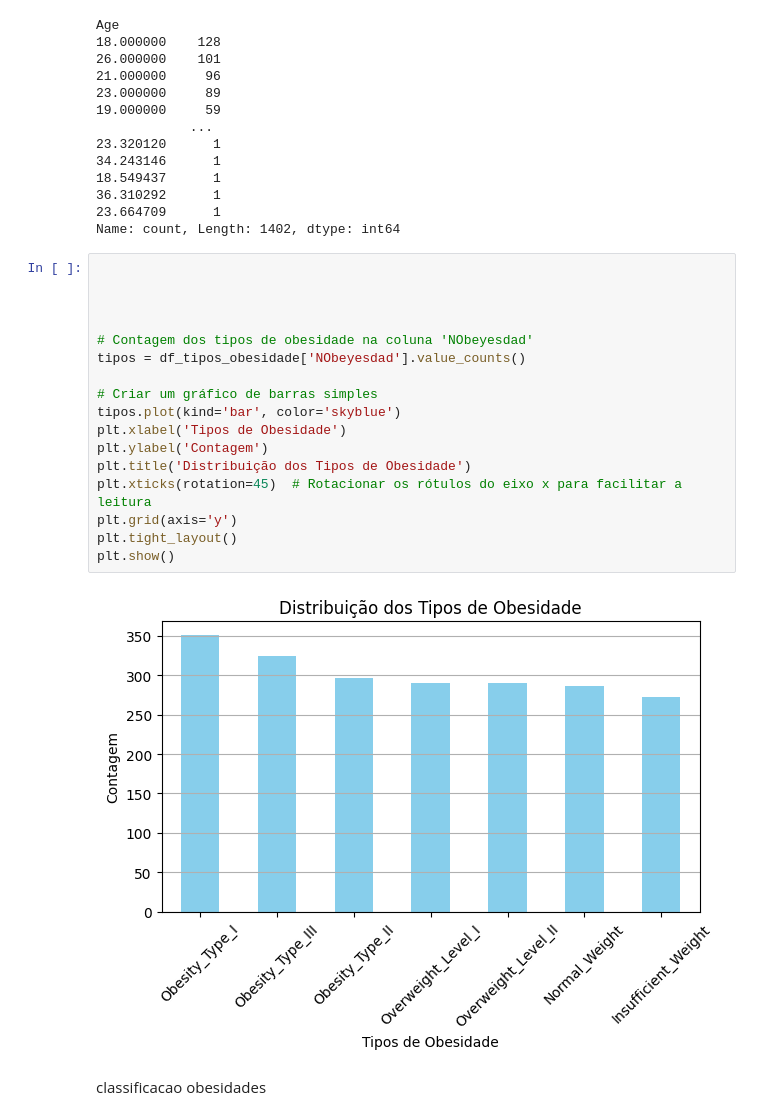
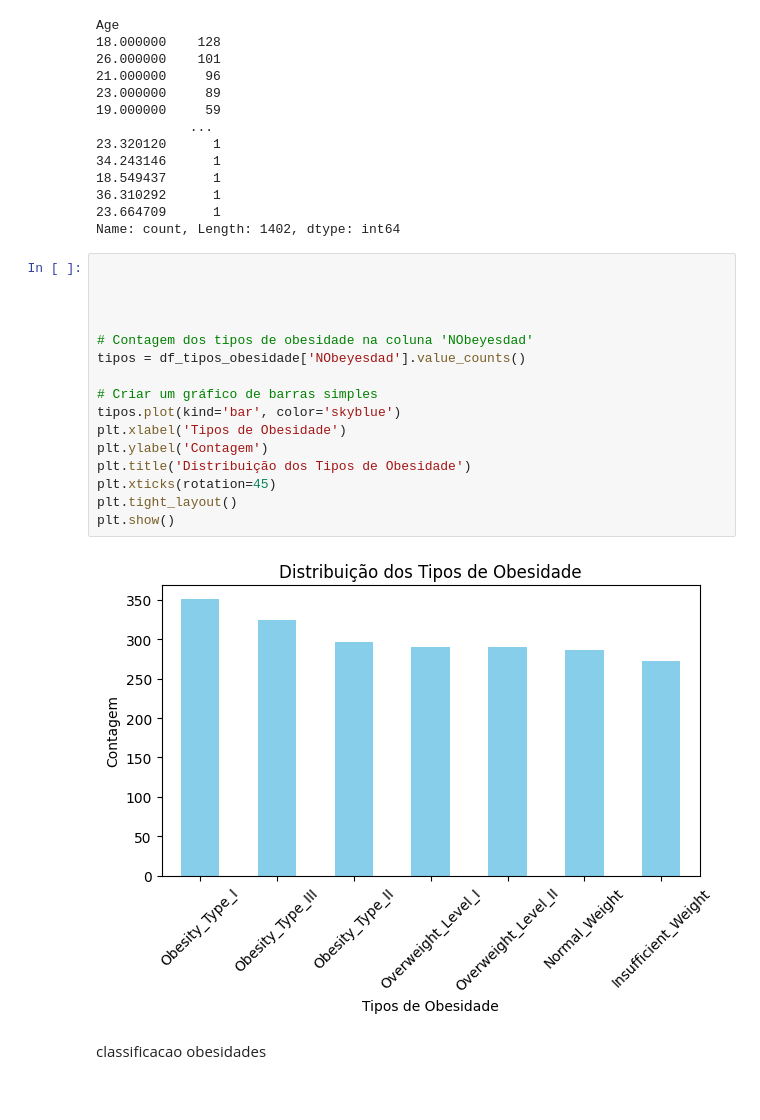
Before and after one commit to Marciatkm/projeto_final, a Jupyter notebook: estrutura-projeto/analise-exploratoria/analise-marcinha.ipynb, the cells around one changed output. Saved outputs shown, nothing was run; the diff lists cells and outputs as text.

```diff
--- a/estrutura-projeto/analise-exploratoria/analise-marcinha.ipynb
+++ b/estrutura-projeto/analise-exploratoria/analise-marcinha.ipynb
@@ -291,22 +291,21 @@ Name: count, Length: 1402, dtype: int64
 # %%
 
 
 
 
 # Contagem dos tipos de obesidade na coluna 'NObeyesdad'
 tipos = df_tipos_obesidade['NObeyesdad'].value_counts()
 
 # Criar um gráfico de barras simples
 tipos.plot(kind='bar', color='skyblue')
 plt.xlabel('Tipos de Obesidade')
 plt.ylabel('Contagem')
 plt.title('Distribuição dos Tipos de Obesidade')
-plt.xticks(rotation=45)  # Rotacionar os rótulos do eixo x para facilitar a leitura
-plt.grid(axis='y')
+plt.xticks(rotation=45)
 plt.tight_layout()
 plt.show()
 # %% [output]
-[figure, old version]
+[figure, new version]
 # %% [markdown]
 classificacao obesidades
 # %%
```
Also changed, not shown: 2 other files.
